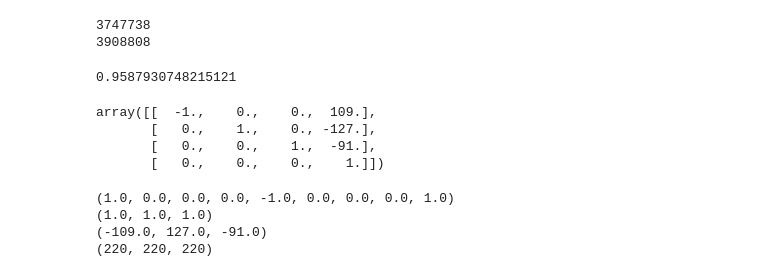
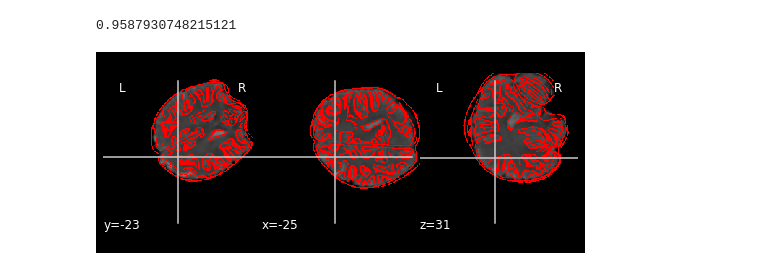
Before and after one commit to SIMEXP/DeepNeuroAN, a Jupyter notebook: notebooks/dice_callback.ipynb, the cells around one changed output. Cells and saved outputs as stored; diff of their text form; code cells hidden in the pictures.

```diff
--- a/notebooks/dice_callback.ipynb
+++ b/notebooks/dice_callback.ipynb
@@ -52,15 +50,19 @@ ref_grid = create_ref_grid()
 batch = 0
 
 moving = valid_gen.__getitem__(0)[0][:, :, :, :,0][batch,]
+mini = np.min(moving)
 fixed = valid_gen.__getitem__(0)[0][:, :, :, :,1][batch,]
-pred = sitk.GetImageFromArray(moving)
-pred.SetOrigin(ref_grid.GetOrigin())
-pred.SetSpacing(ref_grid.GetSpacing())
-pred.SetDirection(ref_grid.GetDirection())
+moving = sitk.GetImageFromArray(moving)
+moving.SetOrigin(ref_grid.GetOrigin())
+moving.SetSpacing(ref_grid.GetSpacing())
+moving.SetDirection(ref_grid.GetDirection())
+
+# moving = sitk.ReadImage(valid_gen.get_target_files_batch(0)[batch] + ".nii.gz", sitk.sitkFloat32)
+# fixed = sitk.ReadImage(valid_gen.get_files_batch(0)[batch] + ".nii.gz", sitk.sitkFloat32)
 # t_rigid = model.predict(x=valid_gen.__getitem__(0)[0], use_multiprocessing=False, verbose=0)[batch,]
 t_rigid = valid_gen.__getitem__(0)[1][batch,]
-registered_pred = transform_volume(pred, ref_grid, interp=sitk.sitkBSplineResampler, rigid=t_rigid)
-pred_mask = sitk.GetArrayFromImage(registered_pred) > 0
+registered_moving = transform_volume(moving, ref_grid, interp=sitk.sitkBSplineResampler, rigid=t_rigid)
+pred_mask = sitk.GetArrayFromImage(registered_moving) > 0
 truth_mask = fixed > 0
 # for i in range(all_gen.__len__()):
 #     fixed = valid_gen.__getitem__(0)[0][:, :, :, :,0]
@@ -83,32 +81,24 @@ def dice_loss(y_true, y_pred):
 
     numerator = 2 * np.sum(y_true * y_pred)
     denominator = np.sum(y_true) + np.sum(y_pred)
-    print(numerator)
-    print(denominator)
-
     return (numerator + 1) / (denominator + 1)
 
 dice_loss(truth_mask, pred_mask)
 # %% [output]
-3747738
-3908808
+0.9587930748215121
-0.9587930748215121
+# %%
+background = nib.Nifti1Image(fixed, get_mni152_affine_nib())
+edges = nib.Nifti1Image(sitk.GetArrayFromImage(registered_moving), get_mni152_affine_nib())
+
+display = plotting.plot_anat(background)
+display.add_edges(edges)
+# %% [output]
+[figure, added]
 # %%
-nib_img = nib.load("/home/ltetrel/Documents/data/neuromod/derivatives/deepneuroan/training/generated_data/ses-vid001_task-video_run-01_bold_vol-0127_transfo-000001.nii.gz")
-nib_img.get_affine()
+nib_img = nib.load("/home/ltetrel/Documents/data/neuromod/derivatives/deepneuroan/training/generated_data/ses-vid001_task-video_run-01_bold_vol-0127.nii.gz")
+print(nib_img.get_affine()
+itk_img = sitk.ReadImage("/home/ltetrel/Documents/data/neuromod/derivatives/deepneuroan/training/generated_data/ses-vid001_task-video_run-01_bold_vol-0127.nii.gz")
+print(itk_img.GetDirection())
+print(itk_img.GetSpacing())
+print(itk_img.GetOrigin())
+print(itk_img.GetSize())
-# %% [output]
-array([[  -1.,    0.,    0.,  109.],
-       [   0.,    1.,    0., -127.],
-       [   0.,    0.,    1.,  -91.],
-       [   0.,    0.,    0.,    1.]])
-# %%
-itk_img = sitk.ReadImage("/home/ltetrel/Documents/data/neuromod/derivatives/deepneuroan/training/generated_data/ses-vid001_task-video_run-01_bold_vol-0127_transfo-000001.nii.gz")
-print(itk_img.GetDirection())
-print(itk_img.GetSpacing())
-print(itk_img.GetOrigin())
-print(itk_img.GetSize())
-# %% [output]
-(1.0, 0.0, 0.0, 0.0, -1.0, 0.0, 0.0, 0.0, 1.0)
-(1.0, 1.0, 1.0)
-(-109.0, 127.0, -91.0)
-(220, 220, 220)
```
Also changed, not shown: parts of 10 cells of this notebook, 1 other file.
